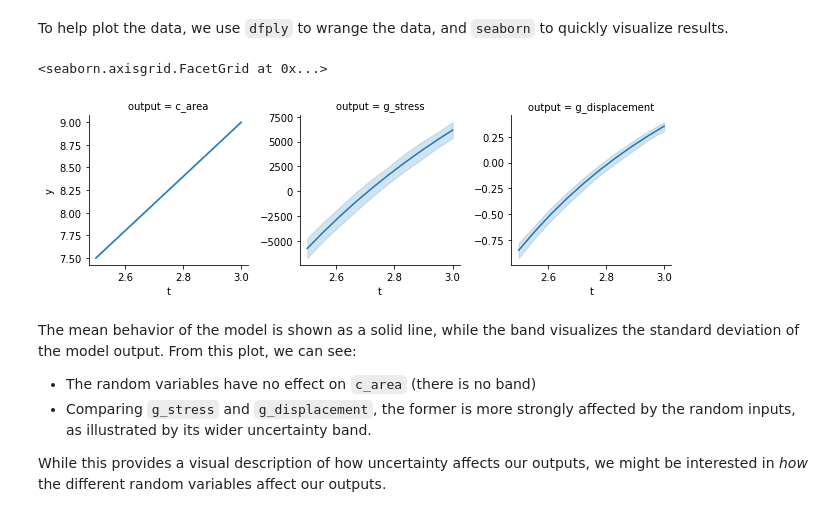
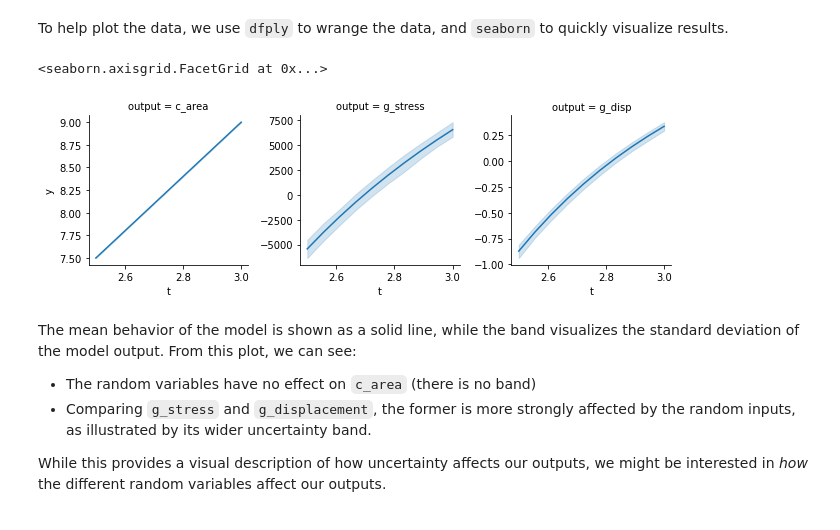
Before and after one commit to zdelrosario/py_grama, a Jupyter notebook: examples/demo/analysis_demo.ipynb, the cells around one changed output. Saved outputs shown, nothing was run; the diff lists cells and outputs as text; code cells hidden in the pictures.

```diff
--- a/examples/demo/analysis_demo.ipynb
+++ b/examples/demo/analysis_demo.ipynb
@@ -66,13 +70,13 @@ To help plot the data, we use `dfply` to wrange the data, and `seaborn` to quick
 # %%
 df_beam_wrangled = \
     df_beam_mc >> \
-    gather("output", "y", ["c_area", "g_stress", "g_displacement"])
+    gather("output", "y", ["c_area", "g_stress", "g_disp"])
 
 g = sns.FacetGrid(df_beam_wrangled, col="output", sharey=False)
 g.map(sns.lineplot, "t", "y")
 # %% [output]
 <seaborn.axisgrid.FacetGrid at 0x...>
-[figure, old version]
+[figure, new version]
 # %% [markdown]
 The mean behavior of the model is shown as a solid line, while the band visualizes the standard deviation of the model output. From this plot, we can see:
 
```
Also changed, not shown: parts of 7 cells of this notebook, 1 other file.
